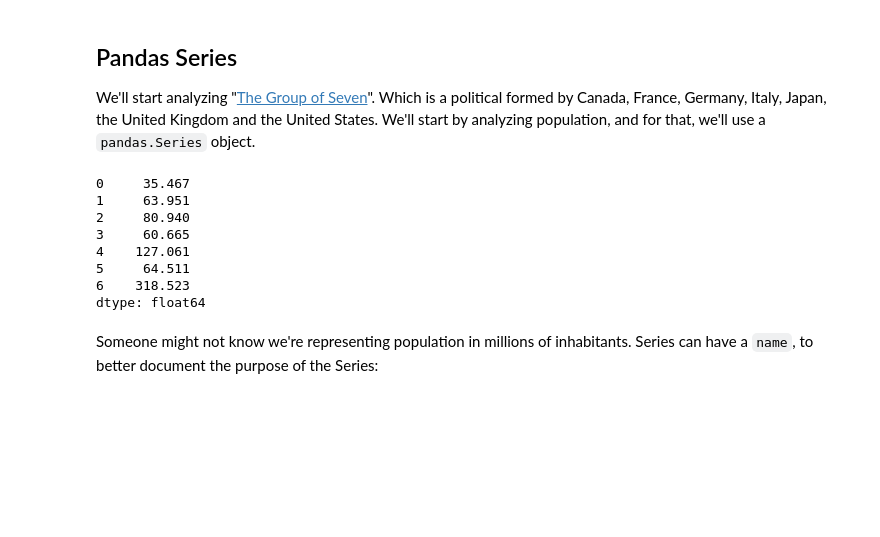
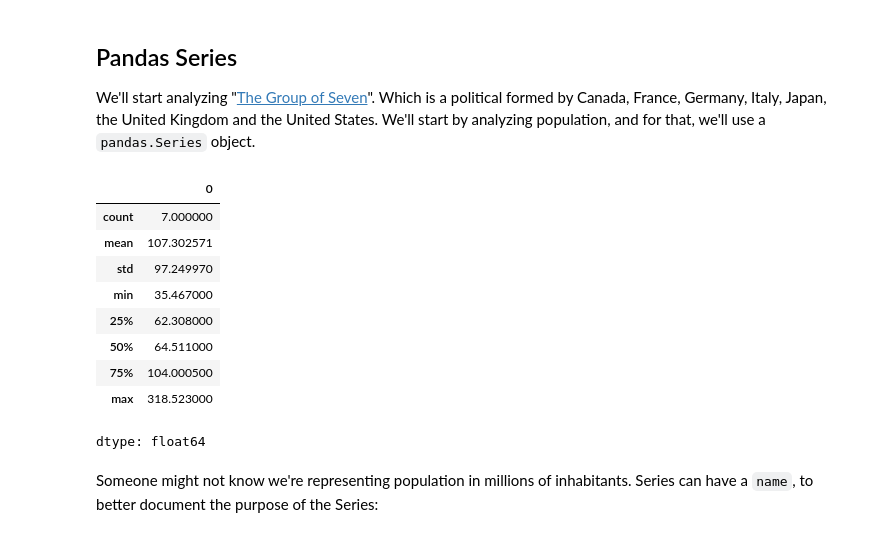
Before and after one commit to zhuowang0607/freecodecamp-intro-to-pandas, a Jupyter notebook: 1 - Pandas - Series.ipynb, the cells around one changed output. Saved outputs shown, nothing was run; the diff lists cells and outputs as text; code cells hidden in the pictures; blank space fills up the shorter version.

```diff
--- a/1 - Pandas - Series.ipynb
+++ b/1 - Pandas - Series.ipynb
@@ -26,15 +26,17 @@ We'll start analyzing "[The Group of Seven](https://en.wikipedia.org/wiki/Group_
 # In millions
 g7_pop = pd.Series([35.467, 63.951, 80.940, 60.665, 127.061, 64.511, 318.523])
 # %%
-g7_pop
+g7_pop.describe()
 # %% [output]
+|  | 0 |
+| count | 7.000000 |
+| mean | 107.302571 |
+| std | 97.249970 |
+| min | 35.467000 |
+| 25% | 62.308000 |
+| 50% | 64.511000 |
+| 75% | 104.000500 |
+| max | 318.523000 |
-0     35.467
-1     63.951
-2     80.940
-3     60.665
-4    127.061
-5     64.511
-6    318.523
 dtype: float64
 # %% [markdown]
 Someone might not know we're representing population in millions of inhabitants. Series can have a `name`, to better document the purpose of the Series:
```
Also changed, not shown: parts of 20 cells of this notebook.
